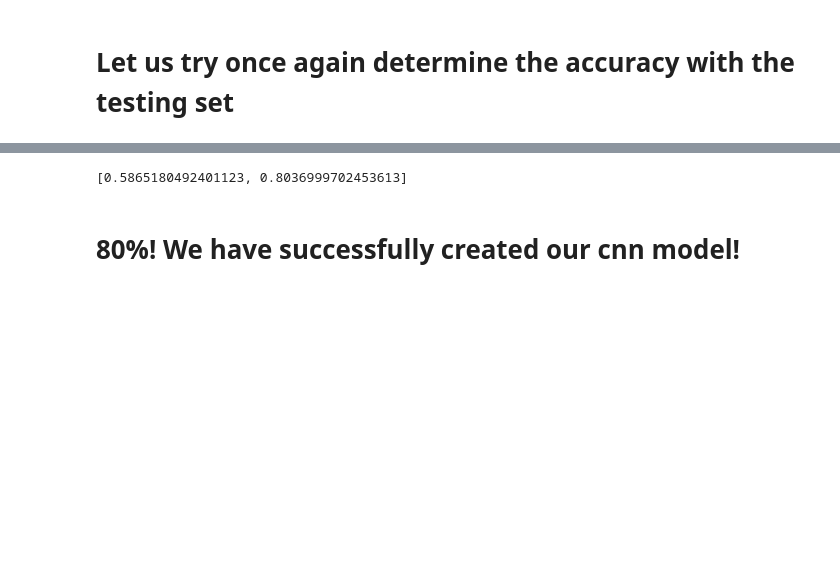
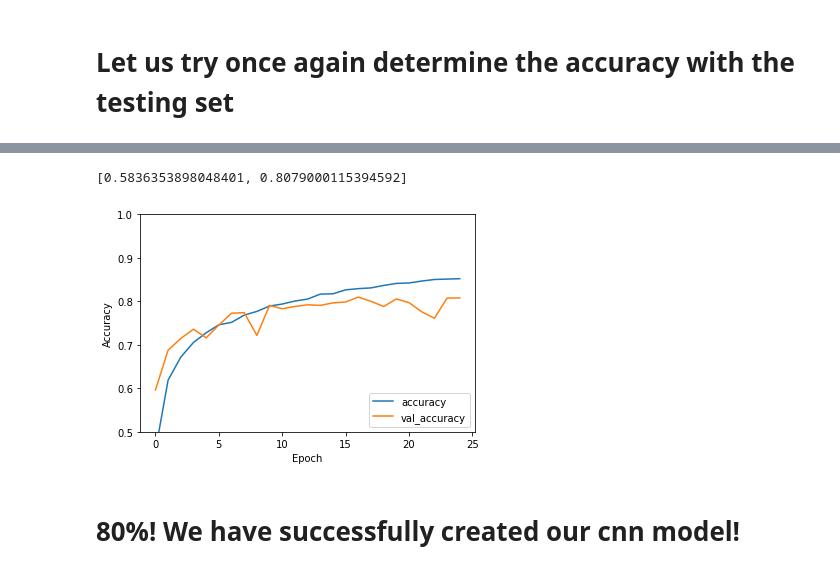
Before and after one commit to weilien717/Machine-Learning-with-scikit-learn-and-real-life-data, a Jupyter notebook: default/Classifier_interpretability.ipynb, the cells around one changed output, grey strips where cells are left out. Saved outputs shown, nothing was run; the diff lists cells and outputs as text; code cells hidden in the pictures; blank space fills up the shorter version.

```diff
--- a/default/Classifier_interpretability.ipynb
+++ b/default/Classifier_interpretability.ipynb
@@ -215,6 +234,7 @@ cnn.evaluate(X_tst,y_tst)
 
 - We will now use 3 layers of Conv2D, epoch of 30, and we implement dropout to prevent over-fitting
 # %%
+%%time
 # initialize the layers of neural network
 cnn3 = models.Sequential([
     # cnn
@@ -255,6 +275,6 @@ cnn3.compile(optimizer = 'adam',
            )
 
 
-cnn3.fit(X_trn,y_trn,epochs=25)
+history  = cnn3.fit(X_trn,y_trn,epochs=25, validation_data=(X_tst,y_tst))
 # %% [output]
 Epoch 1/25
@@ -278,5 +297,13 @@ Epoch 25/25
 # %% [markdown]
 # Let us try once again determine the accuracy with the testing set
 # %%
+plt.plot(history.history['accuracy'], label='accuracy')
+plt.plot(history.history['val_accuracy'], label = 'val_accuracy')
+plt.xlabel('Epoch')
+plt.ylabel('Accuracy')
+plt.ylim([0.5, 1])
+plt.legend(loc='lower right')
+
+test_loss, test_acc = cnn3.evaluate(X_tst,y_tst, verbose=2)
 cnn3.evaluate(X_tst,y_tst)
 # %% [output]
@@ -284,4 +312,5 @@ cnn3.evaluate(X_tst,y_tst)
-[0.5865180492401123, 0.8036999702453613]
+[0.5836353898048401, 0.8079000115394592]
+[figure, added]
 # %% [markdown]
 #  80%! We have successfully created our cnn model!
 # %%
```
Also changed, not shown: parts of 10 cells of this notebook.
